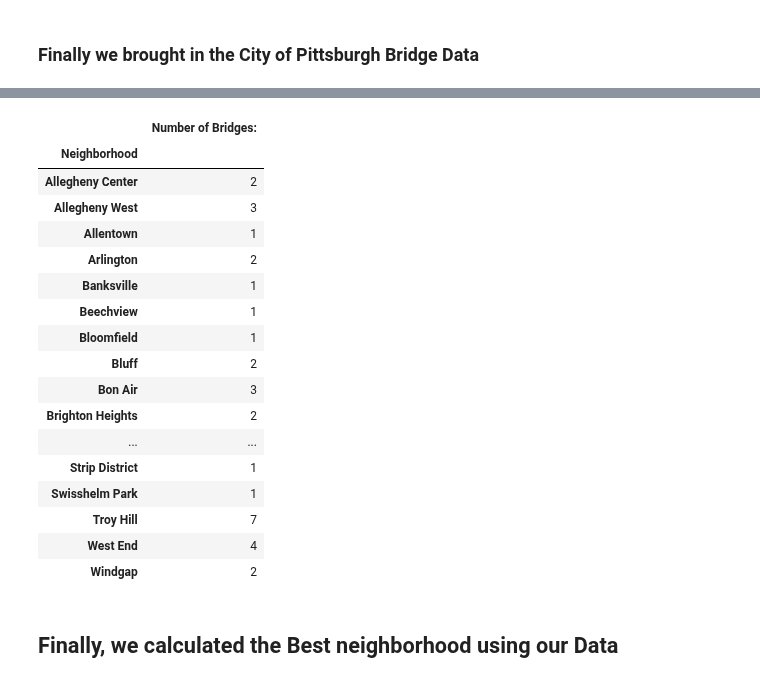
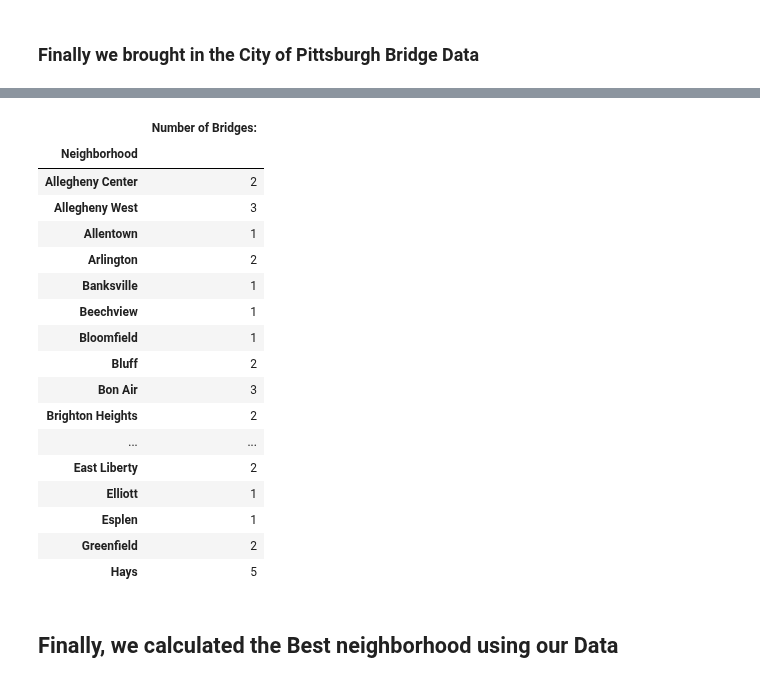
Before and after one commit to pats141/CMPINF_Final, a Jupyter notebook: Presentation.ipynb, the cells around one changed output, grey strips where cells are left out. Cells and saved outputs as stored; diff of their text form; code cells hidden in the pictures.

```diff
--- a/Presentation.ipynb
+++ b/Presentation.ipynb
@@ -73,30 +71,30 @@ safety_df.set_index('Neighborhood').sort_index(axis = 0)
 # %%
 pgh_bridge_data = pd.read_csv("bridge_data.csv")
 pgh_bridge_data["neighborhood"].value_counts()
 bridge_data = pgh_bridge_data["neighborhood"].value_counts()
 bridge_dict = {'Number of Bridges:': bridge_data}
 bridges = pd.DataFrame(bridge_dict)
 bridges.index.name = "Neighborhood"
-bridges.sort_index(axis = 0)
+bridges.sort_index(axis = 0).head(20)
 # %% [output]
 |  | Number of Bridges: |
 | Neighborhood |  |
 | Allegheny Center | 2 |
 | Allegheny West | 3 |
 | Allentown | 1 |
 | Arlington | 2 |
 | Banksville | 1 |
 | Beechview | 1 |
 | Bloomfield | 1 |
 | Bluff | 2 |
 | Bon Air | 3 |
 | Brighton Heights | 2 |
 | ... | ... |
-| Strip District | 1 |
-| Swisshelm Park | 1 |
-| Troy Hill | 7 |
-| West End | 4 |
-| Windgap | 2 |
+| East Liberty | 2 |
+| Elliott | 1 |
+| Esplen | 1 |
+| Greenfield | 2 |
+| Hays | 5 |
 # %% [markdown]
 ## Finally, we calculated the Best neighborhood using our Data
 # %% [markdown]
```
Also changed, not shown: parts of 2 cells of this notebook.
